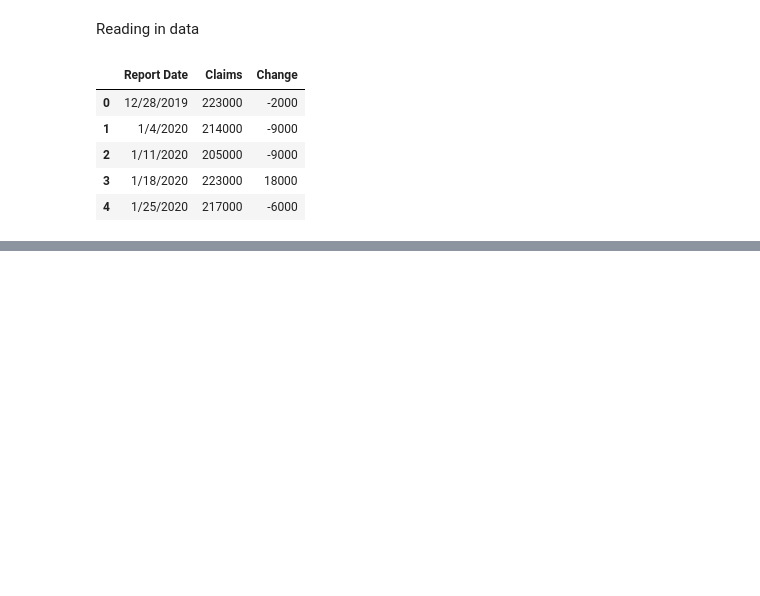
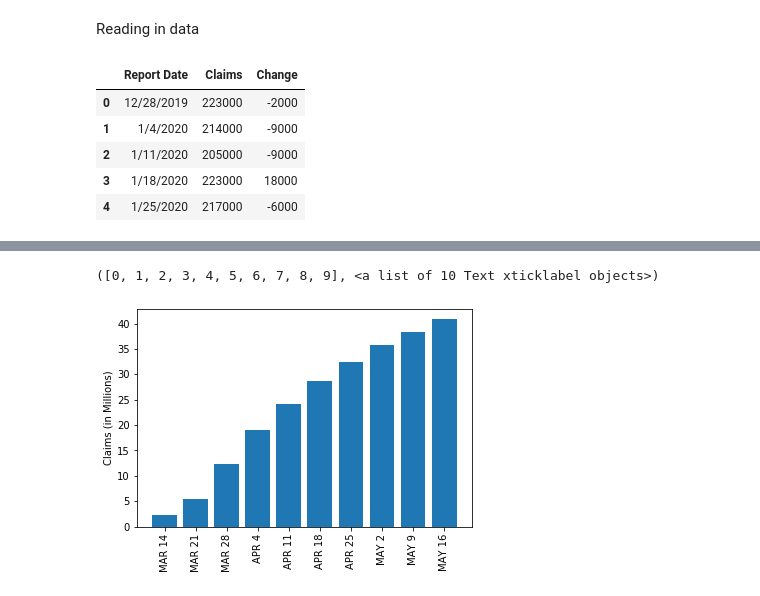
Before and after one commit to lowsaelee/US-Unemployment-Claims-2020, a Jupyter notebook: US_Unemployment_Claims.ipynb, the cells around one changed output, grey strips where cells are left out. Saved outputs shown, nothing was run; the diff lists cells and outputs as text; code cells hidden in the pictures; blank space fills up the shorter version.

```diff
--- a/US_Unemployment_Claims.ipynb
+++ b/US_Unemployment_Claims.ipynb
@@ -112,0 +135,10 @@ Total unemployment Claims since COVID-19 Outbreak and Shelter in Place in mid-Ma
+# %%
+running_total = []
+for i in range(len(df)+1):
+    #print(i)
+    if df['Claims'][2:i].sum() != 0:
+        running_total.append(df['Claims'][2:i].sum())
+
+print(running_total)
+print(len(running_total))
+print(df['Claims'][0:1].sum())
@@ -112,0 +149,5 @@ Total unemployment Claims since COVID-19 Outbreak and Shelter in Place in mid-Ma
+# %%
+labels = ['JAN 11','JAN 18','JAN 25','FEB 1','FEB 8','FEB 15','FEB 22','FEB 29','MAR 7','MAR 14','MAR 21', 'MAR 28', 'APR 4', 'APR 11', 'APR 18', 'APR 25', 'MAY 2', 'MAY 9','MAY 16']
+
+df_running_total = pd.DataFrame({'Claims':running_total,'Dates':labels})
+df_running_total
@@ -112,0 +172,7 @@ Total unemployment Claims since COVID-19 Outbreak and Shelter in Place in mid-Ma
+# %%
+plt.bar(df_running_total['Dates'][9:],(df_running_total['Claims'][9:]/1000000))
+plt.ylabel("Claims (in Millions)")
+plt.xticks(rotation=90)
+# %% [output]
+([0, 1, 2, 3, 4, 5, 6, 7, 8, 9], <a list of 10 Text xticklabel objects>)
+[figure, added]
```
Also changed, not shown: parts of 10 cells of this notebook.
